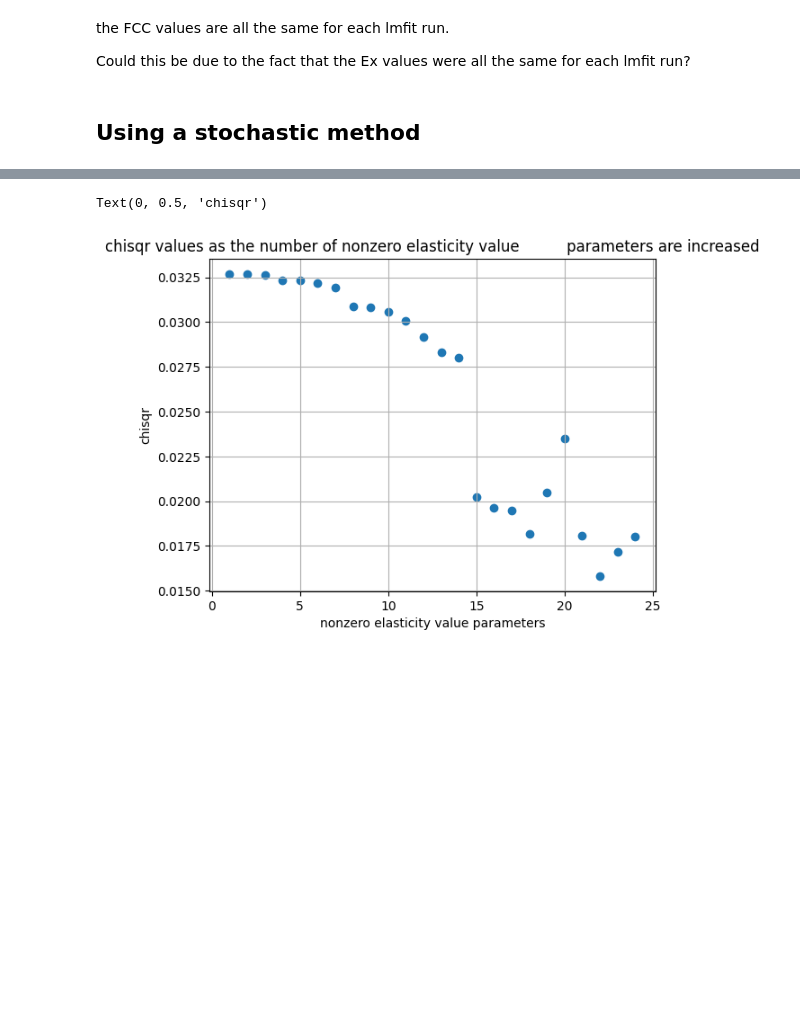
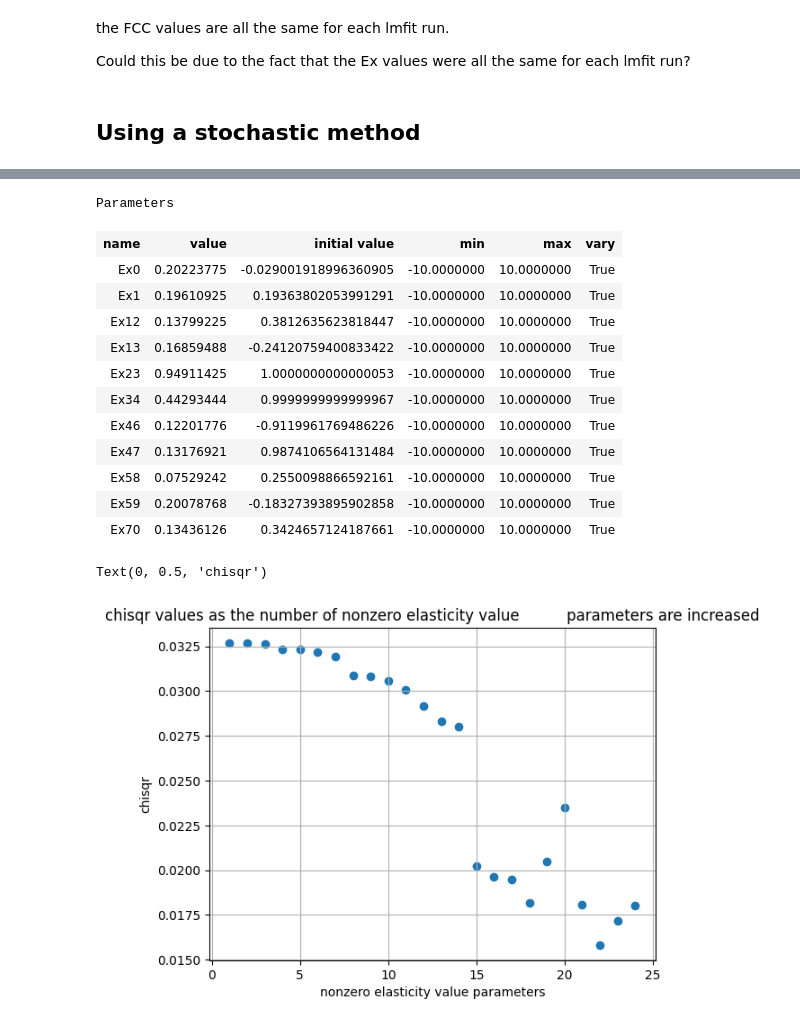
Before and after one commit to janisshin/classical-linlog, a Jupyter notebook: notebooks/test.ipynb, the cells around one changed output, grey strips where cells are left out. Saved outputs shown, nothing was run; the diff lists cells and outputs as text; code cells hidden in the pictures; blank space fills up the shorter version.

```diff
--- a/test.ipynb
+++ b/notebooks/test.ipynb
@@ -469,3 +564,19 @@ for i in range(len(nonzeros)):
+# %%
+param_list[10]
+# %% [output]
+Parameters
+| name | value | initial value | min | max | vary |
+| Ex0 | 0.20223775 | -0.029001918996360905 | -10.0000000 | 10.0000000 | True |
+| Ex1 | 0.19610925 | 0.19363802053991291 | -10.0000000 | 10.0000000 | True |
+| Ex12 | 0.13799225 | 0.3812635623818447 | -10.0000000 | 10.0000000 | True |
+| Ex13 | 0.16859488 | -0.24120759400833422 | -10.0000000 | 10.0000000 | True |
+| Ex23 | 0.94911425 | 1.0000000000000053 | -10.0000000 | 10.0000000 | True |
+| Ex34 | 0.44293444 | 0.9999999999999967 | -10.0000000 | 10.0000000 | True |
+| Ex46 | 0.12201776 | -0.9119961769486226 | -10.0000000 | 10.0000000 | True |
+| Ex47 | 0.13176921 | 0.9874106564131484 | -10.0000000 | 10.0000000 | True |
+| Ex58 | 0.07529242 | 0.2550098866592161 | -10.0000000 | 10.0000000 | True |
+| Ex59 | 0.20078768 | -0.18327393895902858 | -10.0000000 | 10.0000000 | True |
+| Ex70 | 0.13436126 | 0.3424657124187661 | -10.0000000 | 10.0000000 | True |
 # %%
 plt.figure()
 plt.scatter(np.arange(1,25,1), np.array(chisq_list))
```
Also changed, not shown: parts of 18 cells of this notebook, 4 other files.
